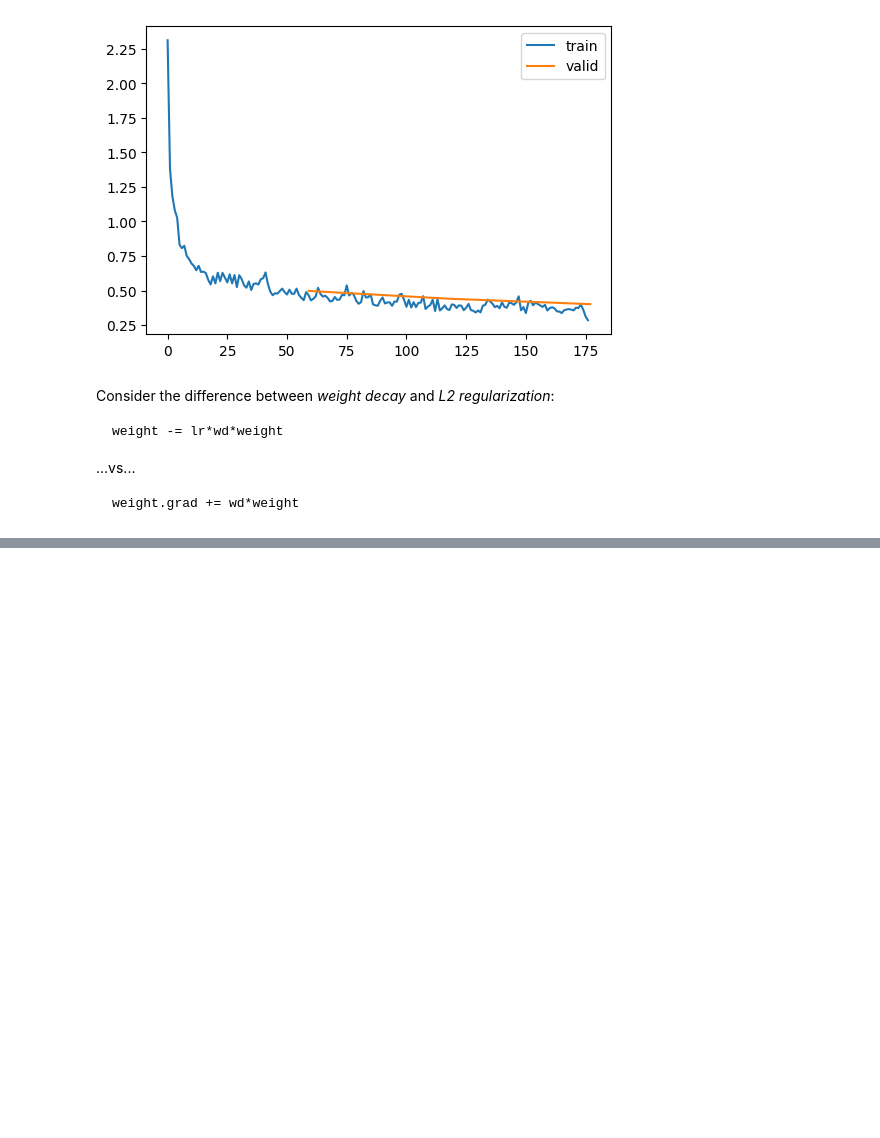
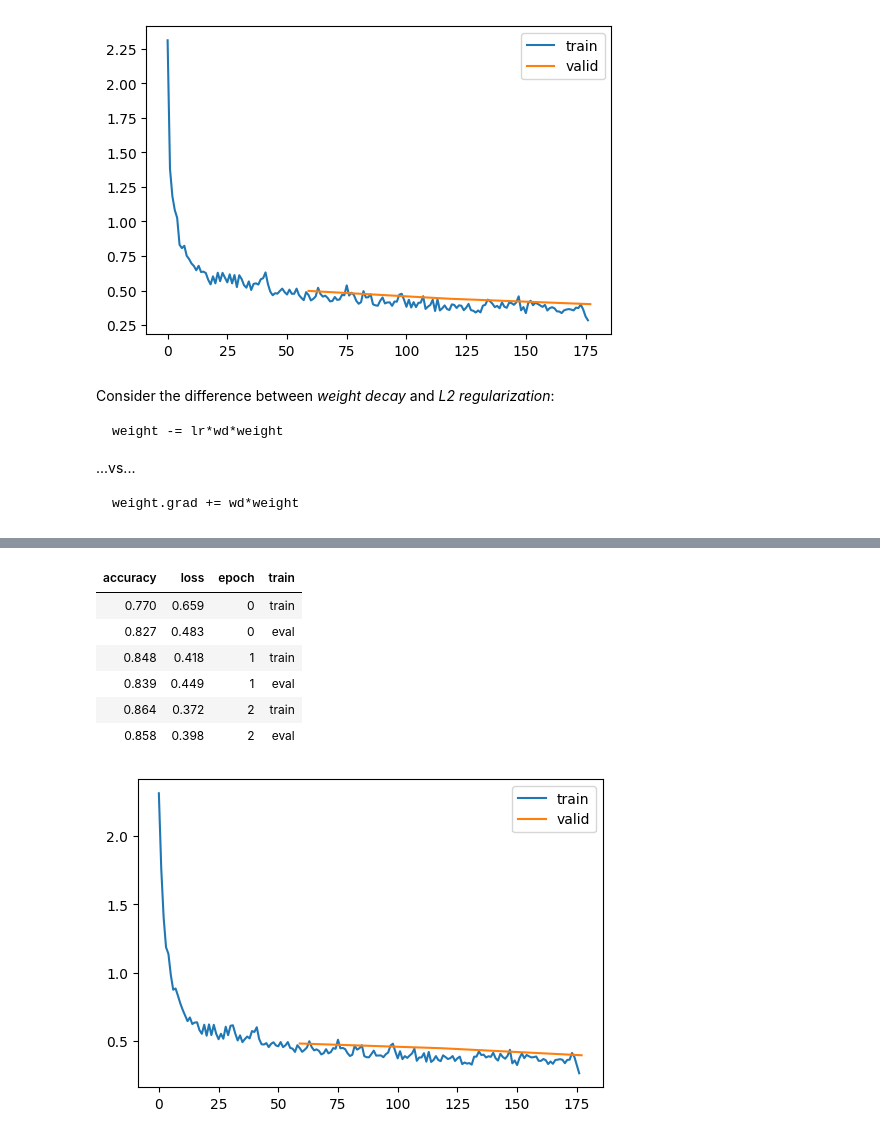
Before and after one commit to teome/diffusion-play, a Jupyter notebook: nbs/12_accel_sgd.ipynb, the cells around one changed output, grey strips where cells are left out. Drawn from its saved outputs; the diff is of its cells as text; code cells hidden in the pictures; blank space fills up the shorter version.

```diff
--- a/nbs/12_accel_sgd.ipynb
+++ b/nbs/12_accel_sgd.ipynb
@@ -115,0 +149,25 @@ weight.grad += wd*weight
+# %%
+class RMSProp(SGD):
+    def __init__(self, params, lr, wd=0, sqr_mom=0.99, eps=1e-5):
+        super().__init__(params, lr, wd)
+        self.sqr_mom = sqr_mom
+        self.eps = eps
+
+    def opt_step(self, p):
+        if not hasattr(p, 'sqr_avg'): p.sqr_avg = p.grad**2
+        p.sqr_avg = p.sqr_avg * self.sqr_mom + p.grad**2 * (1 - self.sqr_mom)
+        p -= self.lr * p.grad / (p.sqr_avg.sqrt() + self.eps)
+# %%
+set_seed(42)
+model = get_model(act_gr, norm=nn.BatchNorm2d).apply(iw)
+learn = TrainLearner(model, dls, F.cross_entropy, lr=3e-3, cbs=cbs, opt_func=RMSProp)
+learn.fit(3)
+# %% [output]
+| accuracy | loss | epoch | train |
+| 0.770 | 0.659 | 0 | train |
+| 0.827 | 0.483 | 0 | eval |
+| 0.848 | 0.418 | 1 | train |
+| 0.839 | 0.449 | 1 | eval |
+| 0.864 | 0.372 | 2 | train |
+| 0.858 | 0.398 | 2 | eval |
+[figure, added]
```
Also changed, not shown: parts of 30 cells of this notebook.
